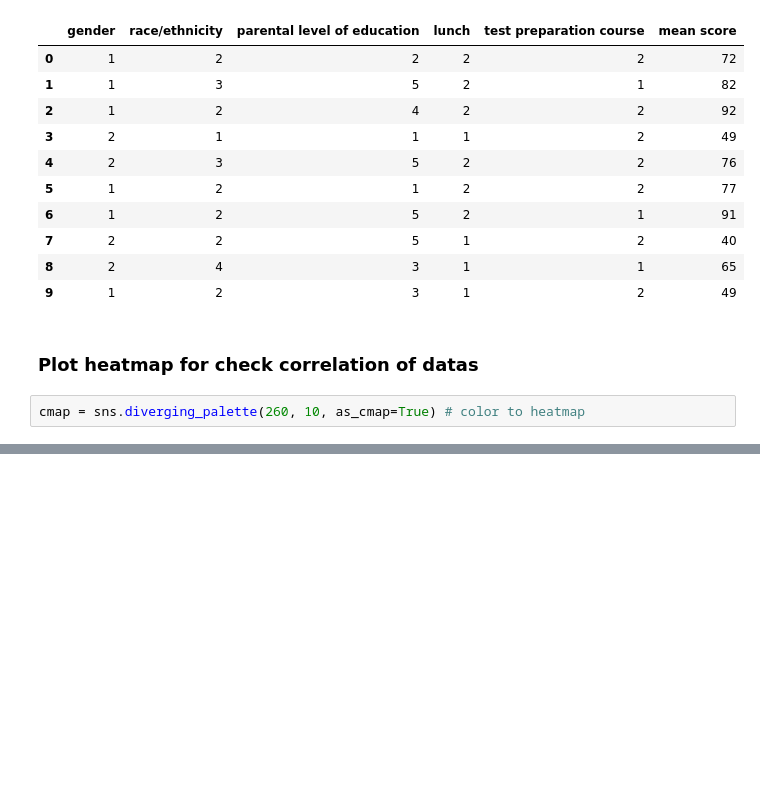
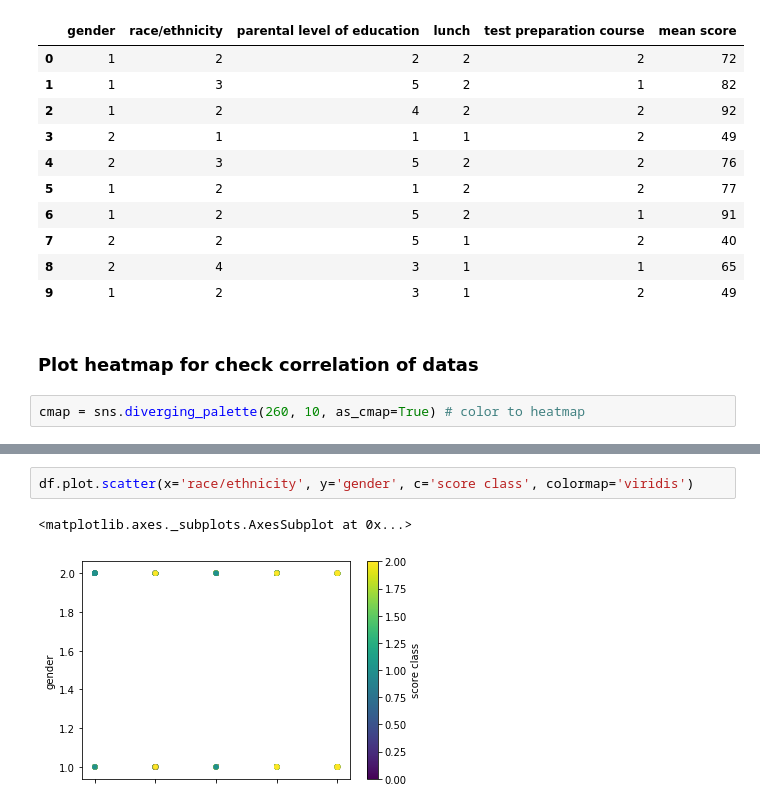
Before and after one commit to luiseduardogfranca/students-perfomance, a Jupyter notebook: Notebook - Python3.ipynb, the cells around one changed output, grey strips where cells are left out. Cells and saved outputs as stored; diff of their text form; blank space fills up the shorter version.

```diff
--- a/Notebook - Python3.ipynb
+++ b/Notebook - Python3.ipynb
@@ -80,0 +141,5 @@ AttributeError: 'Series' object has no attribute 'categories'
+# %%
+df.plot.scatter(x='race/ethnicity', y='gender', c='score class', colormap='viridis')
+# %% [output]
+<matplotlib.axes._subplots.AxesSubplot at 0x...>
+[figure, added]
```
Also changed, not shown: parts of 17 cells of this notebook.
